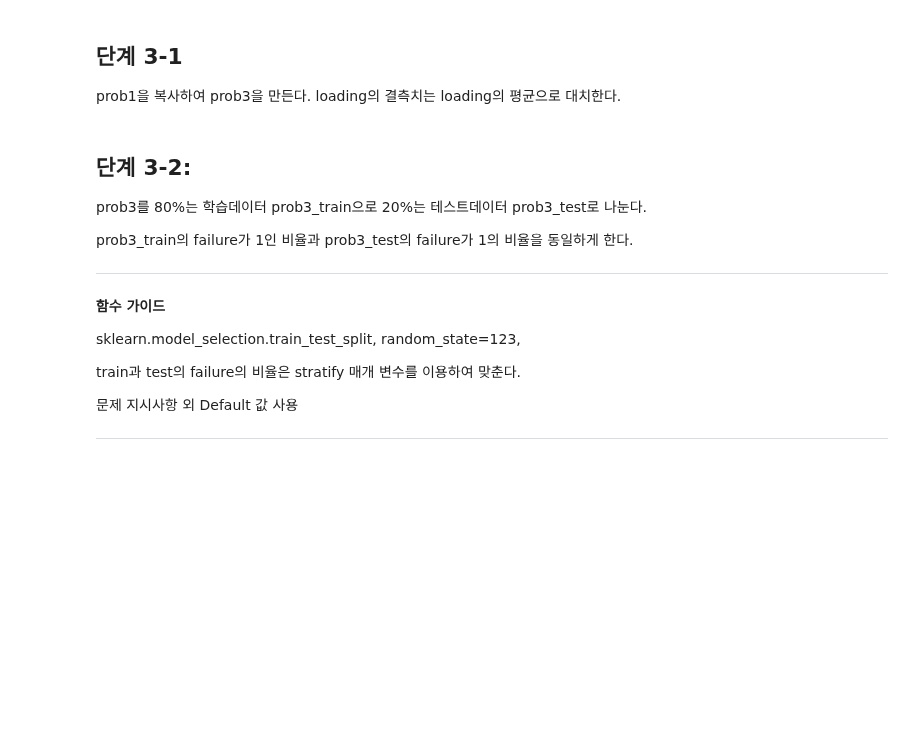
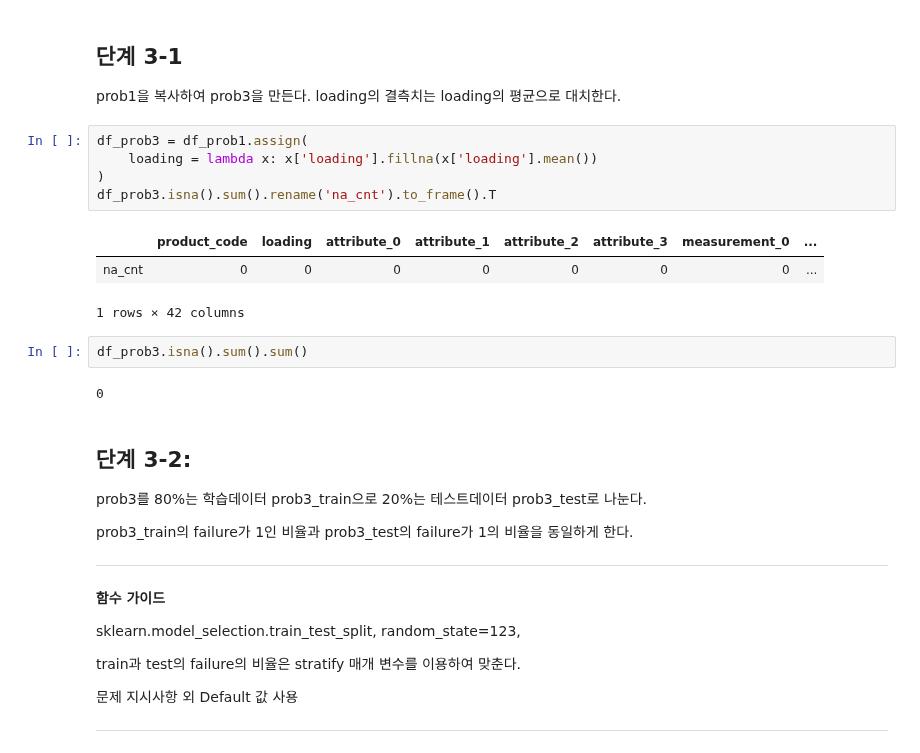
Before and after one commit to sunkusun9/DS_lv3_2502, a Jupyter notebook: sec_ds_lv3_prob1_prob.ipynb, the cells around one changed output. Cells and saved outputs as stored; diff of their text form; blank space fills up the shorter version.

```diff
--- a/sec_ds_lv3_prob1_prob.ipynb
+++ b/sec_ds_lv3_prob1_prob.ipynb
@@ -787,6 +838,19 @@ loading과 이진형인 na_1, na_2 중에서 최적의 성능을 보이는 입
 ## 단계 3-1
 
 prob1을 복사하여 prob3을 만든다. loading의 결측치는 loading의 평균으로 대치한다.
+# %%
+df_prob3 = df_prob1.assign(
+    loading = lambda x: x['loading'].fillna(x['loading'].mean())
+)
+df_prob3.isna().sum().rename('na_cnt').to_frame().T
+# %% [output]
+|  | product_code | loading | attribute_0 | attribute_1 | attribute_2 | attribute_3 | measurement_0 | ... |
+| na_cnt | 0 | 0 | 0 | 0 | 0 | 0 | 0 | ... |
+1 rows × 42 columns
+# %%
+df_prob3.isna().sum().sum()
+# %% [output]
+0
 # %% [markdown]
 ## 단계 3-2:
 
```
Also changed, not shown: parts of 45 cells of this notebook.
